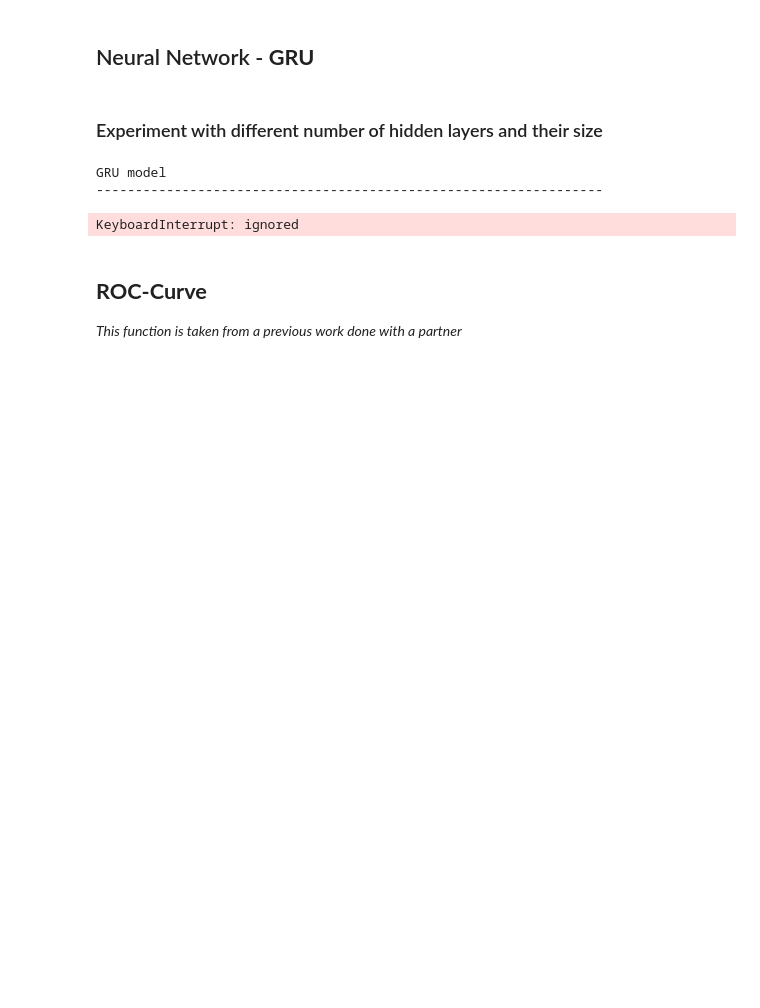
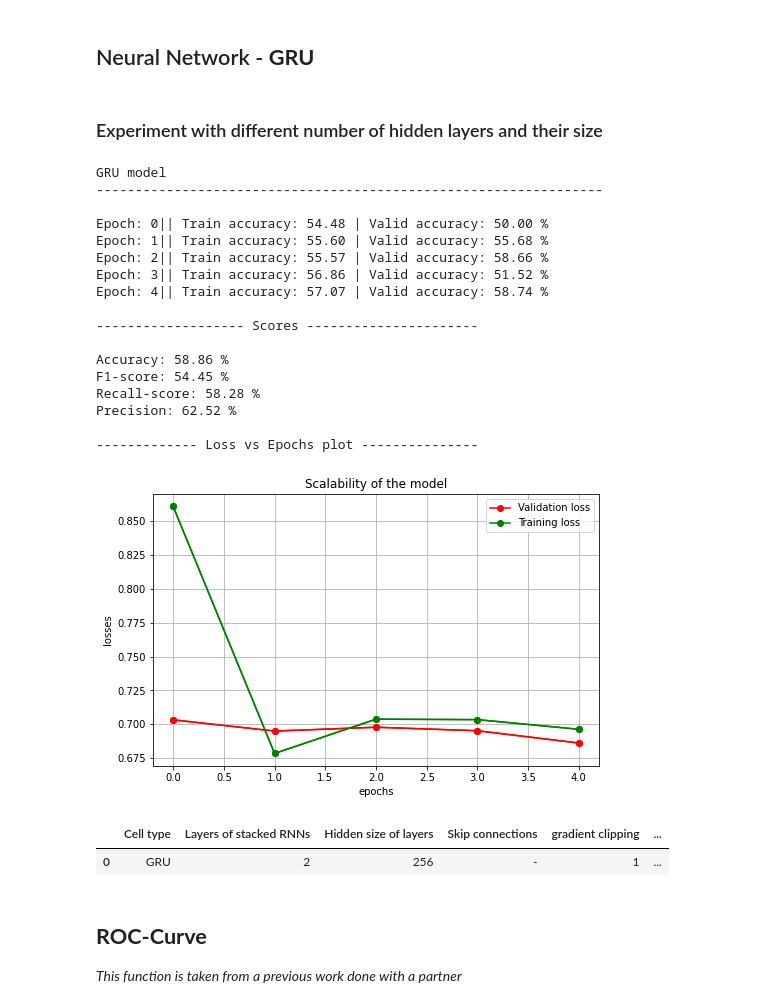
Before and after one commit to Myrto-Iglezou/Sentiment-classifier-RNN, a Jupyter notebook: Best-model.ipynb, the cells around one changed output. Cells and saved outputs as stored; diff of their text form; code cells hidden in the pictures; blank space fills up the shorter version.

```diff
--- a/Best-model.ipynb
+++ b/Best-model.ipynb
@@ -18,7 +18,7 @@ url = 'https://drive.google.com/file/d/1dTIWNpjlrnTQBIQtaGOh0jCRYZiAQO79/view?us
 path = 'https://drive.google.com/uc?export=download&id='+url.split('/')[-2]
 output = "twitterData.csv"
 gdown.download(path, output, quiet=True)
-twitterData = pd.read_csv("/content/twitterData.csv",nrows=200000)
+twitterData = pd.read_csv("/content/twitterData.csv",nrows=50000)
 df = pd.DataFrame(data=twitterData)
 df.head(5)
 # %% [output]
@@ -369,37 +369,55 @@ FinalDf = pd.DataFrame(columns=[['Cell type','Layers of stacked RNNs','Hidden si
 # %%
 # ============
 input_size = 100       # length is 100, given in Field
 output_size = 1
 bidirectional = True
 cell_type = 'GRU'
 embedding_dim = 25
 # =============================
 hidden_size = 256     # number of hidden neurons
 num_layers = 2        # number of layers
 dropout = 0.0
 clip_param = 1
 # =============================
-num_epochs = 3
+num_epochs = 5
 LR = 0.01
 loss_function = nn.BCELoss()
 # ==============================
 
 net = GRUclassifier(vocab.vectors, input_size, output_size,embedding_dim, hidden_size, num_layers, bidirectional,dropout)
 optimizer = torch.optim.Adam(net.parameters(), lr=LR)   # optimize all net parameters
 
 print(f"\nGRU model")
 print("-----------------------------------------------------------------\n")
 valid_losses,train_losses = trainNet(net,train_iter,valid_iter,num_epochs,clip_param)
 acc, f1,recall,precision = testNet(net, test_iter)
 FinalDf.loc[len(FinalDf)] = [cell_type,num_layers,hidden_size,'-',clip_param,dropout,acc,f1,recall,precision]
 print("\n------------- Loss vs Epochs plot ---------------\n")
 lossVSepoch(valid_losses,train_losses)
 # %% [output]
 GRU model
 -----------------------------------------------------------------
+
+Epoch: 0|| Train accuracy: 54.48 | Valid accuracy: 50.00 %
+Epoch: 1|| Train accuracy: 55.60 | Valid accuracy: 55.68 %
+Epoch: 2|| Train accuracy: 55.57 | Valid accuracy: 58.66 %
+Epoch: 3|| Train accuracy: 56.86 | Valid accuracy: 51.52 %
+Epoch: 4|| Train accuracy: 57.07 | Valid accuracy: 58.74 %
+
+------------------- Scores ----------------------
+
+Accuracy: 58.86 %
+F1-score: 54.45 %
+Recall-score: 58.28 %
+Precision: 62.52 %
+
+------------- Loss vs Epochs plot ---------------
-KeyboardInterrupt: ignored
+[figure, added]
 # %%
 FinalDf
+# %% [output]
+|  | Cell type | Layers of stacked RNNs | Hidden size of layers | Skip connections | gradient clipping | ... |
+| 0 | GRU | 2 | 256 | - | 1 | ... |
 # %% [markdown]
 ## **ROC-Curve**
 *This function is taken from a previous work done with a partner*
```
Also changed, not shown: parts of 3 cells of this notebook.
